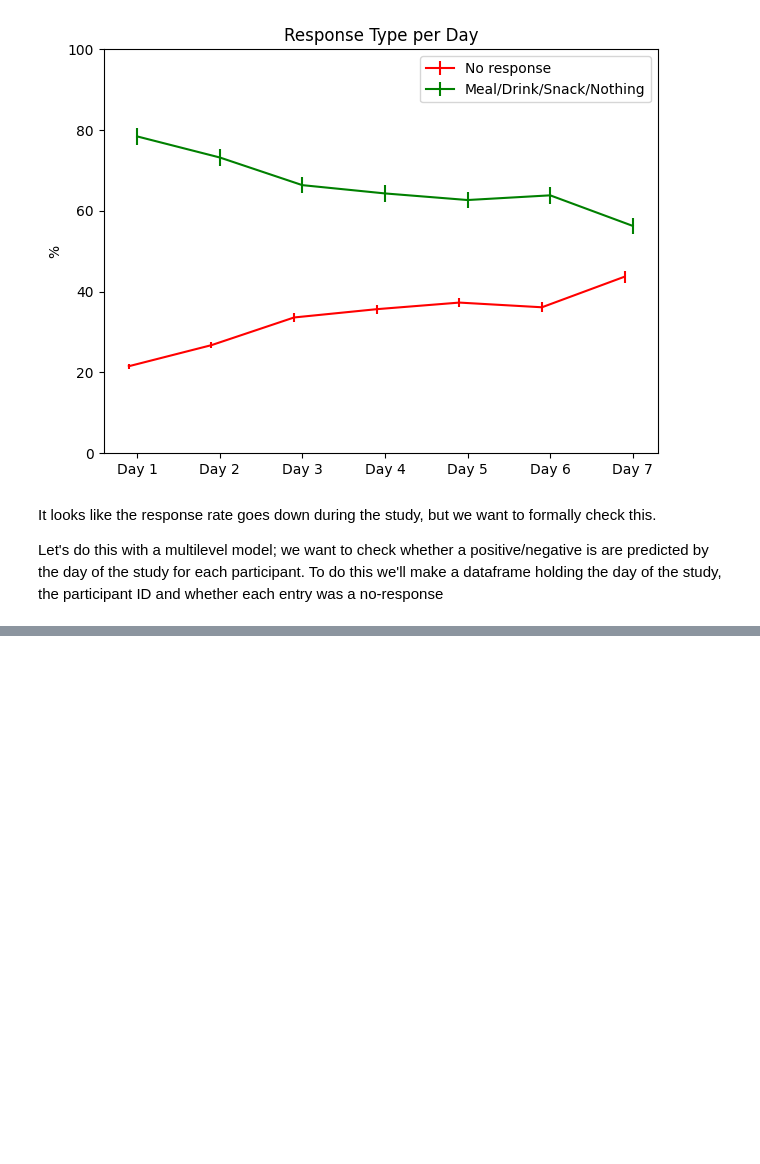
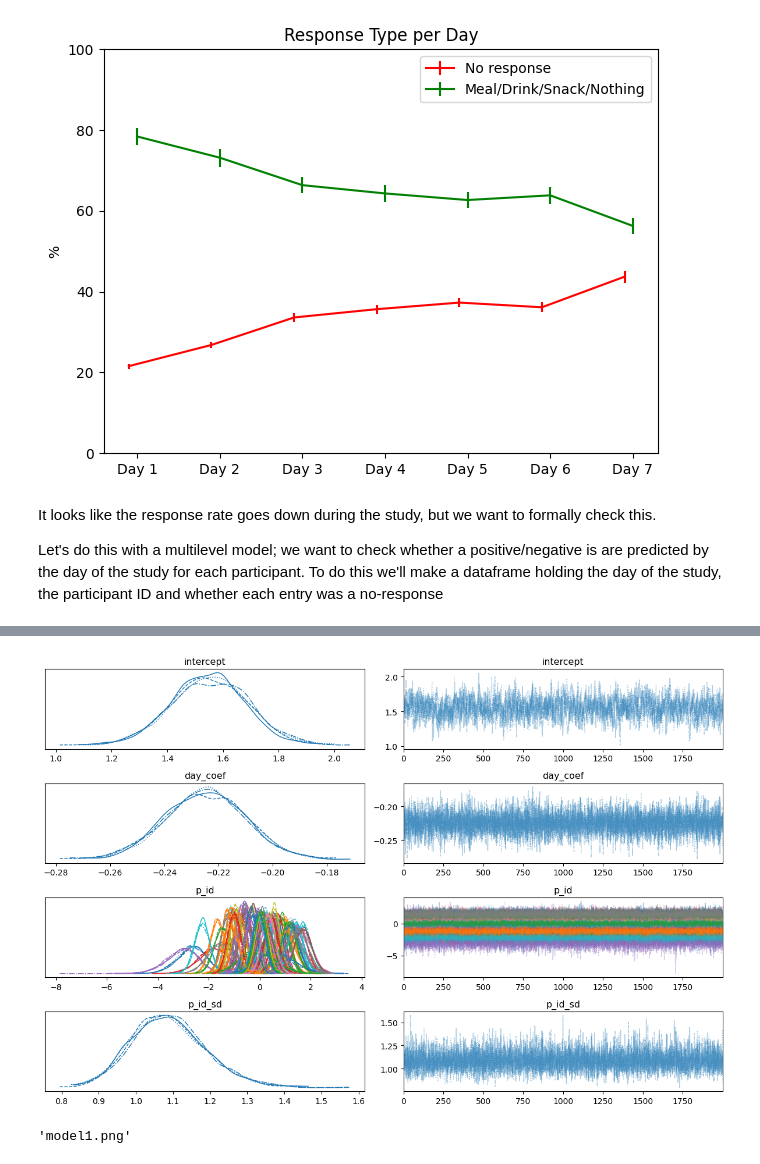
Before and after one commit to richard-lane/seaco_malaysia, a Jupyter notebook: smartwatch_feasibility.ipynb, the cells around one changed output, grey strips where cells are left out. Drawn from its saved outputs; the diff is of its cells as text; code cells hidden in the pictures; blank space fills up the shorter version.

```diff
--- a/smartwatch_feasibility.ipynb
+++ b/smartwatch_feasibility.ipynb
@@ -132,13 +132,6 @@ It looks like the response rate goes down during the study, but we want to forma
 Let's do this with a multilevel model; we want to check whether a positive/negative is are predicted by the day of the study for each participant.
 To do this we'll make a dataframe holding the day of the study, the participant ID and whether each entry was a no-response
 # %%
-"""
-Multilevel model for no response rate
-
-"""
-import patsy
-import statsmodels as sm
-
 meal_info = clean.cleaned_smartwatch(remove_catchups=True)
 
 # Create a dataframe holding the right information
@@ -152,21 +145,3 @@ model_df["day"] = meal_info["delta"].dt.days
 model_df["entry"] = (
     meal_info["meal_type"].isin({"Meal", "Drink", "Snack", "No food/drink"}).astype(int)
 )
-
-# Need to create a design matrix for the random effects
-exog_vc = patsy.dmatrix("0 + C(p_id)", model_df, return_type="dataframe")
-
-# Do the multilevel model
-model = sm.genmod.bayes_mixed_glm.BinomialBayesMixedGLM(
-    endog=model_df["entry"],  # The responses
-    exog=sm.tools.tools.add_constant(model_df["day"]),  # The fixed part
-    exog_vc=exog_vc,  # Covariates
-    ident=np.ones(
-        model_df["p_id"].nunique(), dtype=int
-    ),  # This tells us which random effects have a common variance - in our case, all of them
-    # vcp_p=0.5,  # I think the documentation says this might be better
-)
-result = model.fit_map()
-
-print(result.summary())
-model_df.to_csv("meal_info.csv")
@@ -187,8 +147,0 @@ deviations
-# %%
-from pymer4.models import Lmer
-
-# Fit the model
-model = Lmer('entry ~ day + (1|p_id)', data=model_df, family='binomial')
-
-# Print the model summary
-print(model.fit())
@@ -372,0 +220,11 @@ Inputs types: [TensorType(float64, shape=(83,)), TensorType(uint16, shape=(7722,
+# %%
+axes = pm.plot_trace(trace)
+fig = axes.ravel()[0].get_figure()
+fig.tight_layout()
+fig.savefig("img/model_summary.png")
+# %% [output]
+[figure, added]
+# %%
+model.to_graphviz().render(filename=f"model1", format="png")
+# %% [output]
+'model1.png'
```
Also changed, not shown: parts of 8 cells of this notebook.
